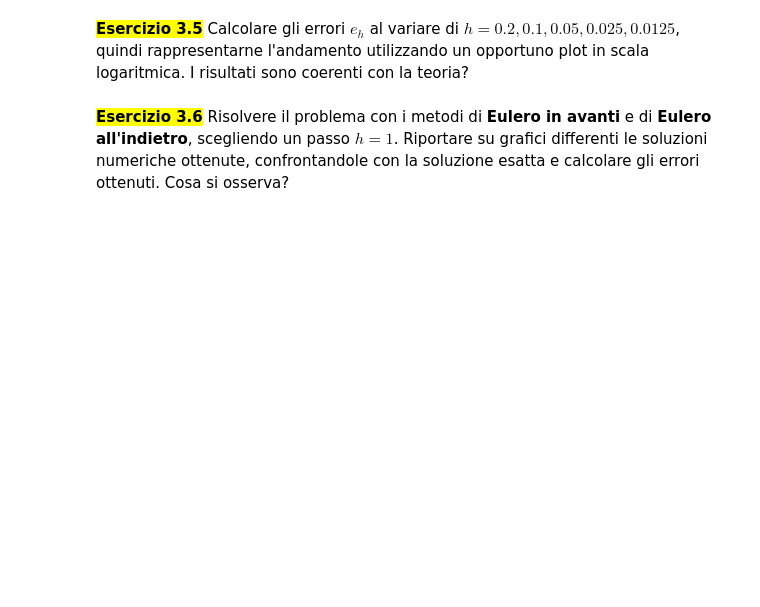
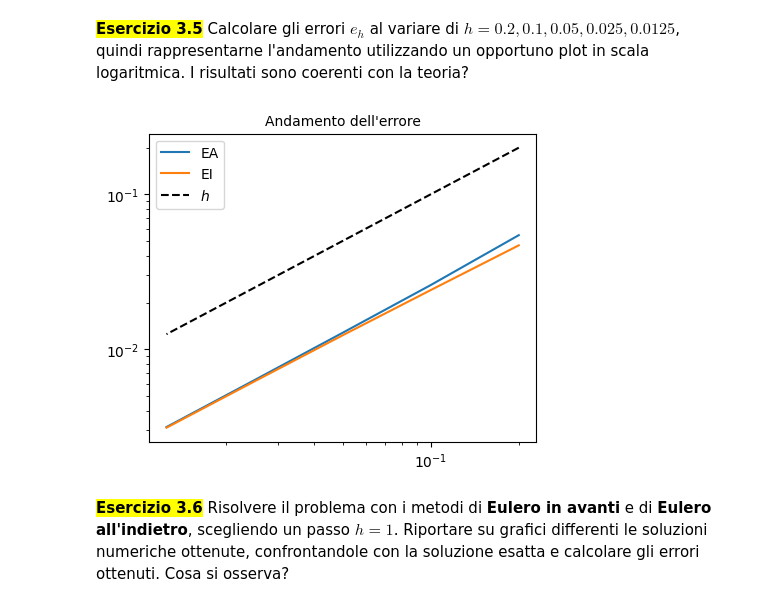
Before and after one commit to marcofossatii05-ui/mani_env, a Jupyter notebook: ode_part_1_template.ipynb, the cells around one changed output. Cells and saved outputs as stored; diff of their text form; code cells hidden in the pictures; blank space fills up the shorter version.

```diff
--- a/ode_part_1_template.ipynb
+++ b/ode_part_1_template.ipynb
@@ -56,6 +56,14 @@ def eulero_avanti(f, t0, tN, y0, h):
         t_h   (numpy.ndarray)     Vettore degli istanti temporali (lunghezza N+1).
         u_h   (numpy.ndarray)     Soluzione discreta nei nodi temporali (lunghezza N+1).
     """
+    N = int((tN-t0)/h)
+    t_h = np.arange(t0,tN+h,h)
+    u_h = np.zeros(N+1)
+
+    u_h[0] = y0
+
+    for i in range(N):
+        u_h[i+1] = u_h[i] + h * f(t_h[i],u_h[i])
 
     # TODO: implementazione eulero in avanti
 
@@ -135,11 +143,24 @@ def eulero_indietro(f, t0, tN, y0, h):
 
     # inizializzazione
 
+    N = int((tN-t0)/h)
+    t_h = np.arange(t0,tN+h,h)
+    u_h = np.zeros(N+1)
+
+    u_h[0] = y0
+
     # parametri per il punto fisso
     nmax_pf = 300
     toll_pf = 1e-5
 
-    # TODO: implementazione eulero all'indietro
+    for i in range(N):
+
+        phi = lambda z: u_h[i] + h * f(t_h[i+1], z)
+
+        u_pf = puntofisso(phi,u_h[i],nmax_pf,toll_pf)
+
+        u_h[i+1] = u_pf[-1]     # la funzione punto fisso mi restituisce un array, di cui io devo prendere l'ultimo elemento che sarà il mio u[i+1]
+
 
     return t_h, u_h
 # %% [markdown]
@@ -236,18 +274,33 @@ print("EI (h=0.05)\t%.2e\t%d" % (e2back, len(t2)-1))
 # %%
 # Es. 3.5 - Ordini di convergenza
 # passo h ed errori
-hs, errEA, errEI = [], [], []
+errEA, errEI = [], []
 
 # TODO: calcolare errori ad ogni passo h
+
+hs = [0.2,0.1,0.05,0.025,0.0125]
+
+for i, h in enumerate(hs):
+
+    t_EA, u_EA = eulero_avanti(f, t0, tN, y0, h)
+    t_EI, u_EI = eulero_indietro (f, t0, tN, y0, h)
+
+    e_EA = (abs(yesatta(t_EA) - u_EA)).max()
+    e_EI = (abs(yesatta(t_EI) - u_EI)).max()
+
+    errEA.append(e_EA)
+    errEI.append(e_EI)
 
 
 plt.figure(figsize = (5, 4))
 plt.loglog(hs, errEA, label = 'EA')
 plt.loglog(hs, errEI, label = 'EI')
 plt.loglog(hs, hs, '--k', label = '$h$')
 plt.legend()
 plt.title("Andamento dell'errore", fontsize = 10)
 plt.show()
+# %% [output]
+[figure, added]
 # %% [markdown]
 <mark>**Esercizio 3.6**</mark></br>
 Risolvere il problema con i metodi di **Eulero in avanti** e di **Eulero all'indietro**, scegliendo un passo $h=1$. Riportare su grafici differenti le soluzioni numeriche ottenute, confrontandole con la soluzione esatta e calcolare gli errori ottenuti. Cosa si osserva?
```
Also changed, not shown: parts of 5 cells of this notebook.
